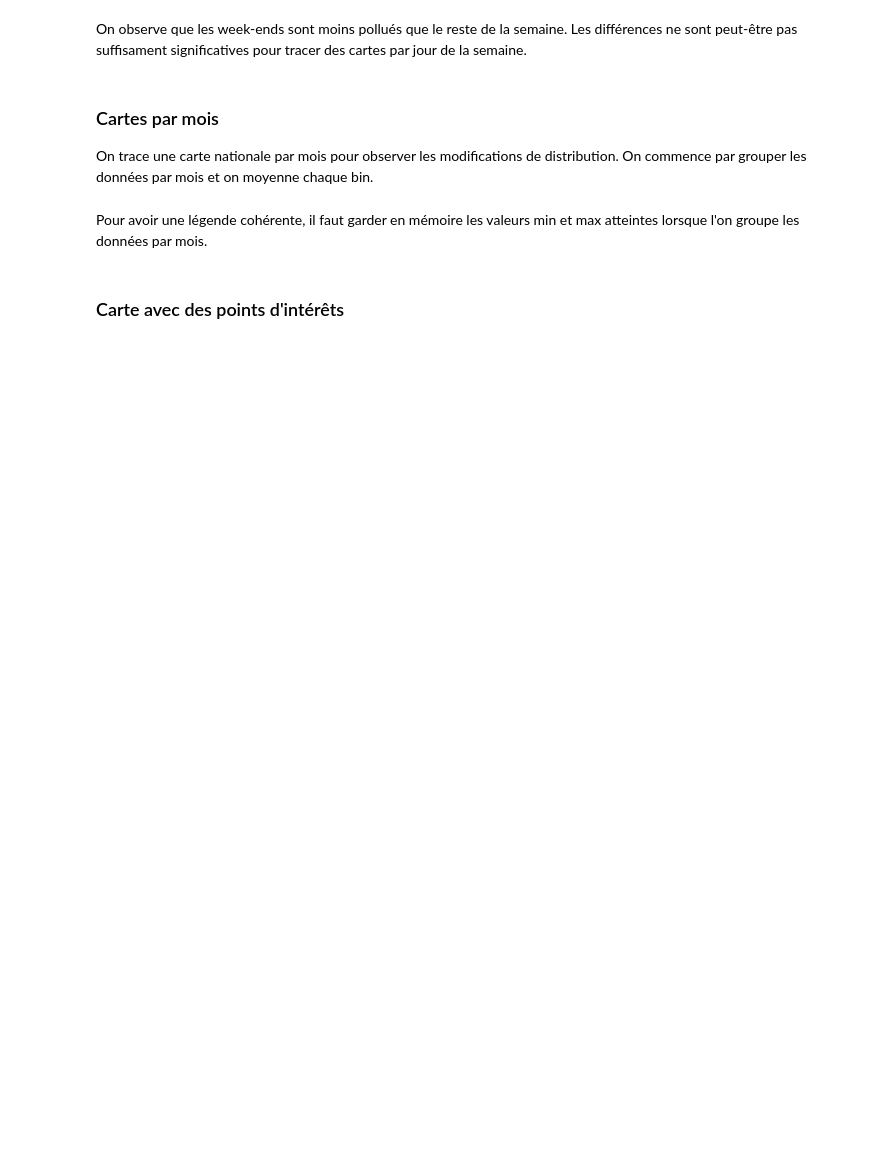
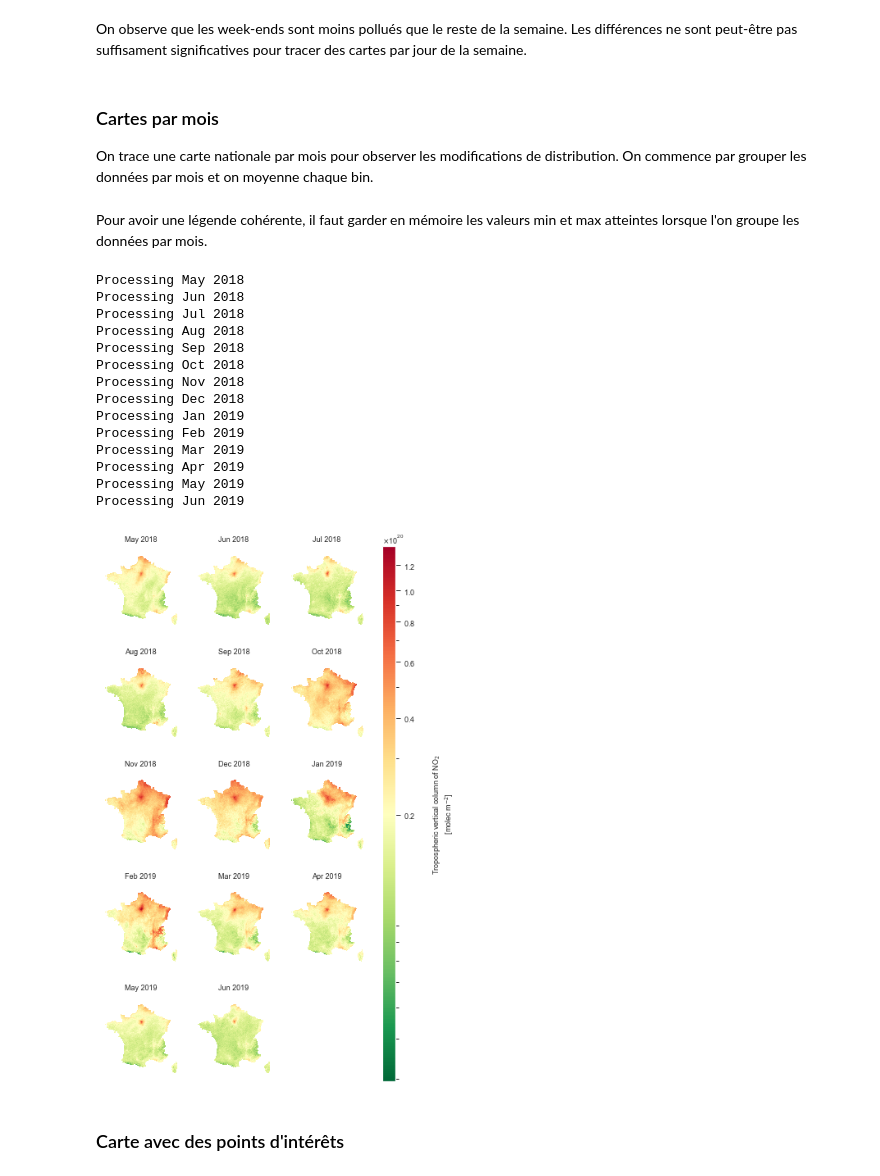
Before and after one commit to bilelomrani1/s5p-analysis, a Jupyter notebook: S5P-Plots.ipynb, the cells around one changed output. Saved outputs shown, nothing was run; the diff lists cells and outputs as text; code cells hidden in the pictures; blank space fills up the shorter version.

```diff
--- a/S5P-Plots.ipynb
+++ b/S5P-Plots.ipynb
@@ -379,12 +383,13 @@ val_max = np.nanmax(nat_avg_by_month_max)
 FIGSIZE = 1.8
 NROWS = 5
 NCOLS = 3
-dx, dy = 0.4, 0.3
 
 fig, axes = plt.subplots(
-    figsize=FIGSIZE * plt.figaspect(float(dy * NROWS) / float(dx * NCOLS)),
+    figsize=FIGSIZE * plt.figaspect(NROWS/NCOLS),
     nrows=NROWS, ncols=NCOLS, subplot_kw={'projection': PROJECTION}
 )
+
+plt.subplots_adjust(wspace=0.2, hspace=0.3)
 
 for ax in axes.flat:
     ax.outline_patch.set_edgecolor('white')
@@ -396,33 +401,49 @@ for index, time in enumerate(DS_month.time):
     ax = axes.flat[index_ax]
     data = DS_month.isel(time=index)
     im = ax.pcolormesh(data.longitude, data.latitude, data[VARIABLE],
                        transform=ccrs.PlateCarree(),
                        norm=colors.LogNorm(),
                        vmin=val_min, vmax=val_max,
                        cmap=COLOR_PALETTE)
 
     ax.set_title(data.time.dt.strftime('%b %Y').values)
     ax.set_extent([data.longitude.min(), data.longitude.max(),
                   data.latitude.min(), data.latitude.max()], ccrs.Geodetic())
     index_ax = index_ax + 1
 
 # Color bar
 colorbar = fig.colorbar(im, ax=axes.ravel().tolist(), aspect=40)
 colorbar.locator = mticker.AutoLocator()
 colorbar.formatter = mticker.ScalarFormatter(useMathText=True, useOffset=True)
 colorbar.formatter.set_scientific(True)
 colorbar.ax.yaxis.set_offset_position('left')
 colorbar.ax.yaxis.labelpad = 20
 colorbar.ax.yaxis.set_tick_params(width=1)
 colorbar.set_label(LABEL)
 colorbar.update_ticks()
 
 
 
 plt.savefig("{folder_plots}/france_month_global_NO2.{format}".format(folder_plots=folder_plots,
                                                                      format=FORMAT_EXPORT),
             bbox_inches='tight', dpi=300)
 plt.show()
+# %% [output]
+Processing May 2018
+Processing Jun 2018
+Processing Jul 2018
+Processing Aug 2018
+Processing Sep 2018
+Processing Oct 2018
+Processing Nov 2018
+Processing Dec 2018
+Processing Jan 2019
+Processing Feb 2019
+Processing Mar 2019
+Processing Apr 2019
+Processing May 2019
+Processing Jun 2019
+[figure, added]
 # %% [markdown]
 ### Carte avec des points d'intérêts
 # %%
```
Also changed, not shown: parts of 9 cells of this notebook, 4 other files.
